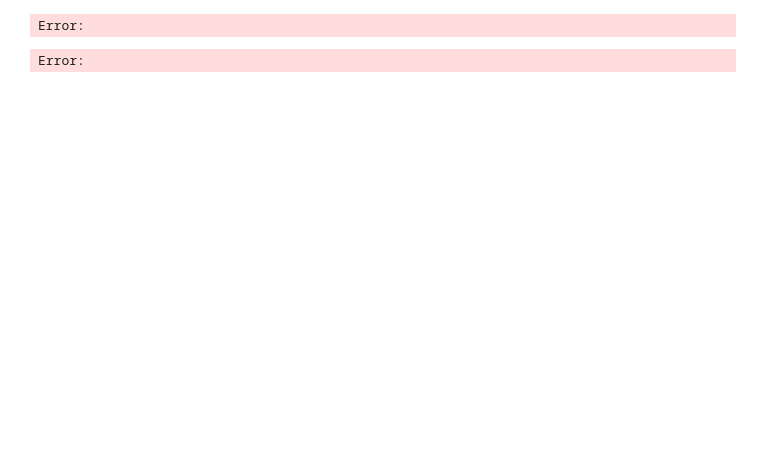
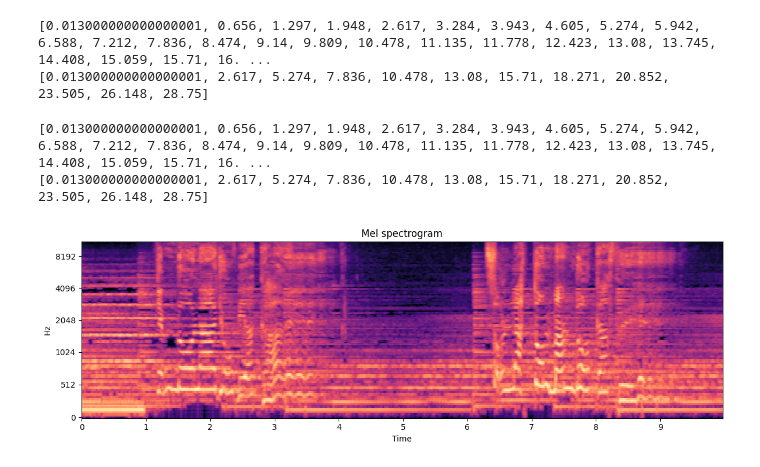
Before and after one commit to Pliploop/beat_tracker, a Jupyter notebook: dataloading_testing.ipynb, the cells around one changed output. Saved outputs shown, nothing was run; the diff lists cells and outputs as text; code cells hidden in the pictures; blank space fills up the shorter version.

```diff
--- a/dataloading_testing.ipynb
+++ b/dataloading_testing.ipynb
@@ -2,10 +2,20 @@
 from beat_tracker.dataloading.datamodule import BeatTrackingDatamodule
 from beat_tracker.utils.viz import show_spectrogram, show_beats_and_downbeats, show_beats_and_spectrogram
 
-btdm = BeatTrackingDatamodule(target_seconds=3)
+btdm = BeatTrackingDatamodule(target_seconds=10)
 btdm.setup()
-# %%
-btdm.test_dataset.__getitem__(0)
-# %% [output]
-Error:
-Error:
+# %%
+duummy = btdm.train_dataset[0]
+# %% [output]
+[0.013000000000000001, 0.656, 1.297, 1.948, 2.617, 3.284, 3.943, 4.605, 5.274, 5.942, 6.588, 7.212, 7.836, 8.474, 9.14, 9.809, 10.478, 11.135, 11.778, 12.423, 13.08, 13.745, 14.408, 15.059, 15.71, 16. ...
+[0.013000000000000001, 2.617, 5.274, 7.836, 10.478, 13.08, 15.71, 18.271, 20.852, 23.505, 26.148, 28.75]
+# %%
+duummy = btdm.train_dataset.dummy_call()
+
+show_spectrogram(
+    spec= btdm.train_dataset[0]['spectrogram'].squeeze().numpy(),
+)
+# %% [output]
+[0.013000000000000001, 0.656, 1.297, 1.948, 2.617, 3.284, 3.943, 4.605, 5.274, 5.942, 6.588, 7.212, 7.836, 8.474, 9.14, 9.809, 10.478, 11.135, 11.778, 12.423, 13.08, 13.745, 14.408, 15.059, 15.71, 16. ...
+[0.013000000000000001, 2.617, 5.274, 7.836, 10.478, 13.08, 15.71, 18.271, 20.852, 23.505, 26.148, 28.75]
+[figure, added]
```
Also changed, not shown: parts of 1 cell of this notebook, 7 other files.
